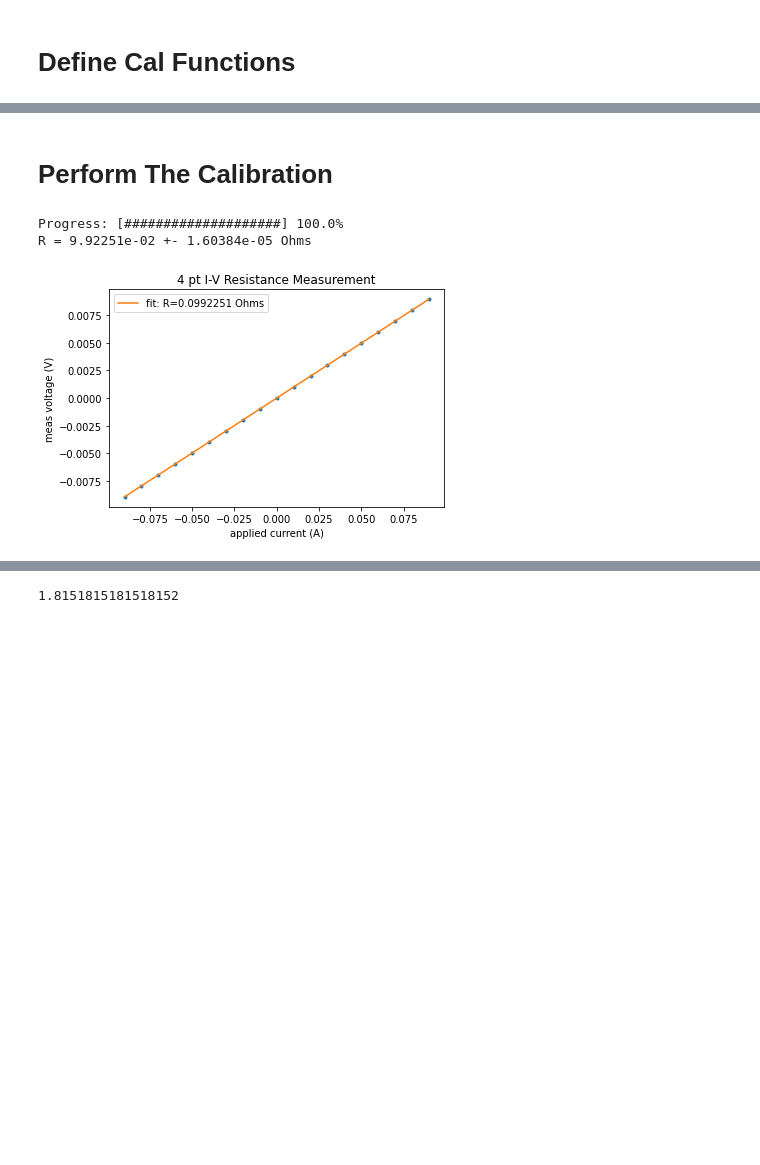
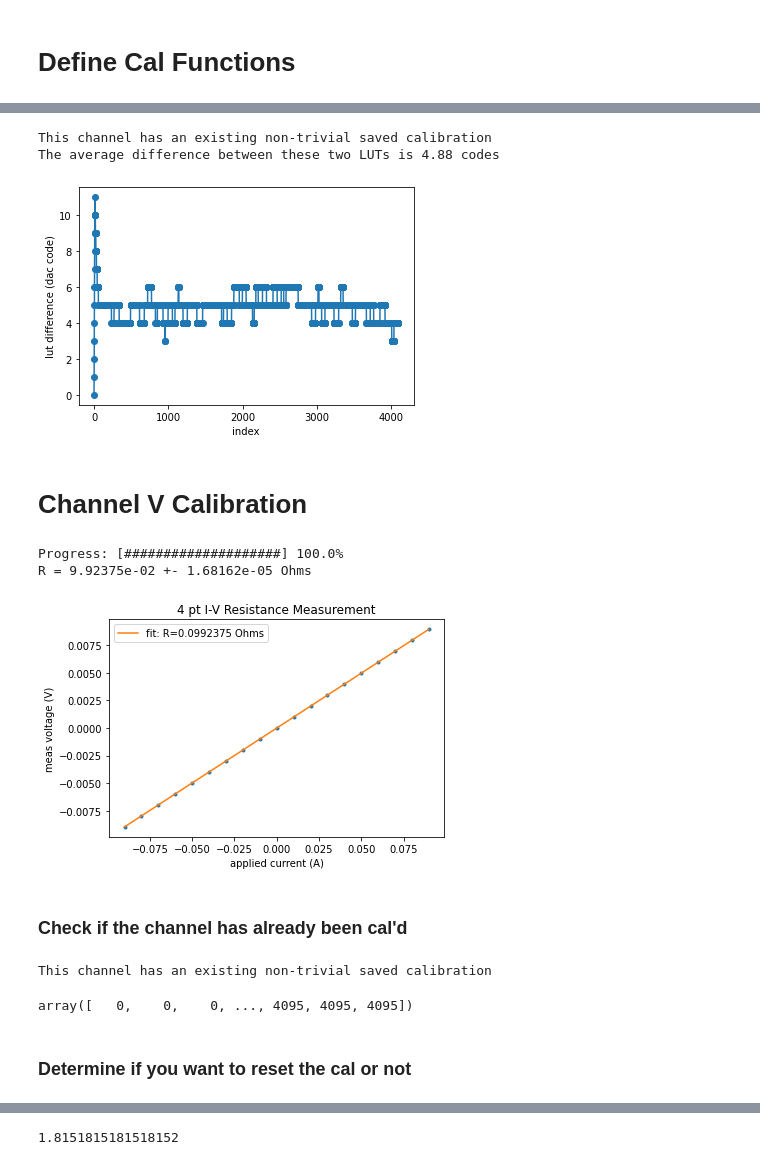
Before and after one commit to abergerSRS/SR542_CalSoftware, a Jupyter notebook: current_output_cal.ipynb, the cells around one changed output, grey strips where cells are left out. Drawn from its saved outputs; the diff is of its cells as text; code cells hidden in the pictures; blank space fills up the shorter version.

```diff
--- a/current_output_cal.ipynb
+++ b/current_output_cal.ipynb
@@ -255,9 +334,23 @@ serialQry(sr542, '$DAC? CHU, 2048')
+# %%
+ChU.CompareOnboardLUTto()
+# %% [output]
+This channel has an existing non-trivial saved calibration
+The average difference between these two LUTs is 4.88 codes
+[figure, added]
 # %% [markdown]
-# Perform The Calibration
+# Channel V Calibration
 # %%
-ChV = OutputChannel('V')
 ChV.SweepI_MeasV(-90e-3, 90e-3, 10e-3)
 # %% [output]
 Progress: [####################] 100.0%
-R = 9.92251e-02 +- 1.60384e-05 Ohms
+R = 9.92375e-02 +- 1.68162e-05 Ohms
 [figure]
+# %% [markdown]
+### Check if the channel has already been cal'd
+# %%
+ChV.DownloadCalData()
+# %% [output]
+This channel has an existing non-trivial saved calibration
+array([   0,    0,    0, ..., 4095, 4095, 4095])
+# %% [markdown]
+### Determine if you want to reset the cal or not
```
Also changed, not shown: parts of 74 cells of this notebook.
